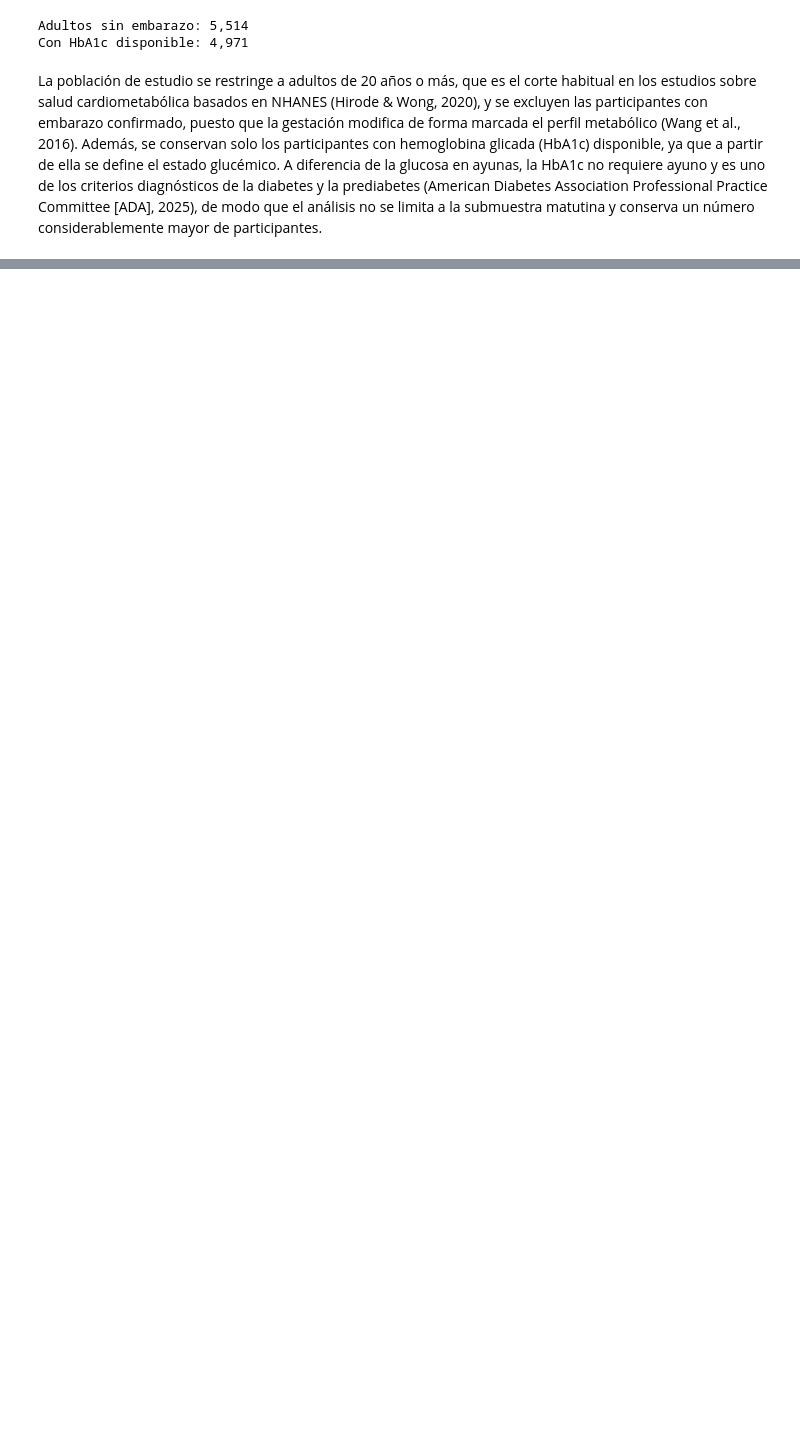
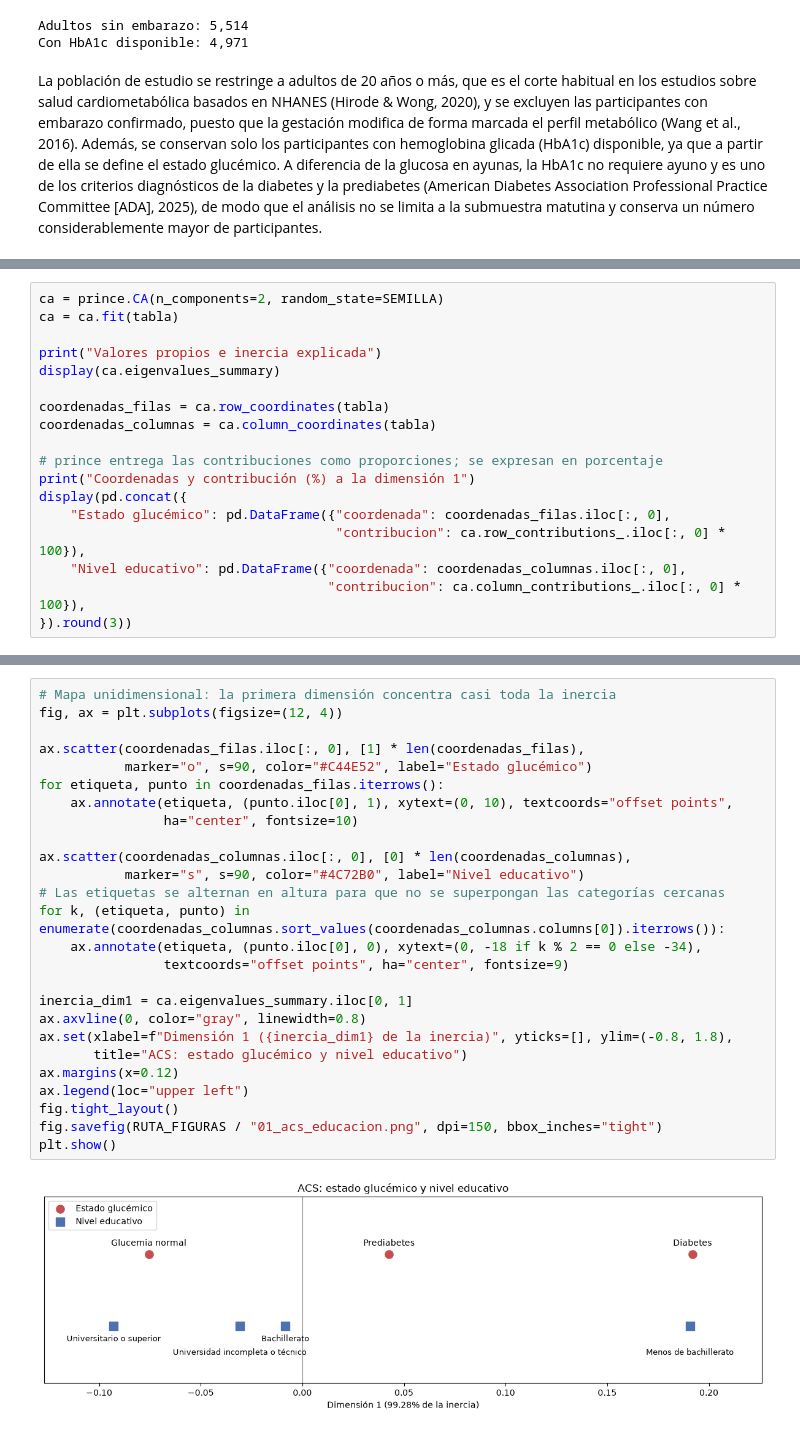
Before and after one commit to Juanhv24/nhanes-no-supervisado, a Jupyter notebook: notebooks/03_correspondencias.ipynb, the cells around one changed output, grey strips where cells are left out. Saved outputs shown, nothing was run; the diff lists cells and outputs as text; blank space fills up the shorter version.

```diff
--- a/notebooks/03_correspondencias.ipynb
+++ b/notebooks/03_correspondencias.ipynb
@@ -93,0 +444,18 @@ La población de estudio se restringe a adultos de 20 años o más, que es el co
+# %%
+ca = prince.CA(n_components=2, random_state=SEMILLA)
+ca = ca.fit(tabla)
+
+print("Valores propios e inercia explicada")
+display(ca.eigenvalues_summary)
+
+coordenadas_filas = ca.row_coordinates(tabla)
+coordenadas_columnas = ca.column_coordinates(tabla)
+
+# prince entrega las contribuciones como proporciones; se expresan en porcentaje
+print("Coordenadas y contribución (%) a la dimensión 1")
+display(pd.concat({
+    "Estado glucémico": pd.DataFrame({"coordenada": coordenadas_filas.iloc[:, 0],
+                                      "contribucion": ca.row_contributions_.iloc[:, 0] * 100}),
+    "Nivel educativo": pd.DataFrame({"coordenada": coordenadas_columnas.iloc[:, 0],
+                                     "contribucion": ca.column_contributions_.iloc[:, 0] * 100}),
+}).round(3))
@@ -93,0 +477,28 @@ La población de estudio se restringe a adultos de 20 años o más, que es el co
+# %%
+# Mapa unidimensional: la primera dimensión concentra casi toda la inercia
+fig, ax = plt.subplots(figsize=(12, 4))
+
+ax.scatter(coordenadas_filas.iloc[:, 0], [1] * len(coordenadas_filas),
+           marker="o", s=90, color="#C44E52", label="Estado glucémico")
+for etiqueta, punto in coordenadas_filas.iterrows():
+    ax.annotate(etiqueta, (punto.iloc[0], 1), xytext=(0, 10), textcoords="offset points",
+                ha="center", fontsize=10)
+
+ax.scatter(coordenadas_columnas.iloc[:, 0], [0] * len(coordenadas_columnas),
+           marker="s", s=90, color="#4C72B0", label="Nivel educativo")
+# Las etiquetas se alternan en altura para que no se superpongan las categorías cercanas
+for k, (etiqueta, punto) in enumerate(coordenadas_columnas.sort_values(coordenadas_columnas.columns[0]).iterrows()):
+    ax.annotate(etiqueta, (punto.iloc[0], 0), xytext=(0, -18 if k % 2 == 0 else -34),
+                textcoords="offset points", ha="center", fontsize=9)
+
+inercia_dim1 = ca.eigenvalues_summary.iloc[0, 1]
+ax.axvline(0, color="gray", linewidth=0.8)
+ax.set(xlabel=f"Dimensión 1 ({inercia_dim1} de la inercia)", yticks=[], ylim=(-0.8, 1.8),
+       title="ACS: estado glucémico y nivel educativo")
+ax.margins(x=0.12)
+ax.legend(loc="upper left")
+fig.tight_layout()
+fig.savefig(RUTA_FIGURAS / "01_acs_educacion.png", dpi=150, bbox_inches="tight")
+plt.show()
+# %% [output]
+[figure, added]
```
Also changed, not shown: parts of 44 cells of this notebook, 3 other files.
